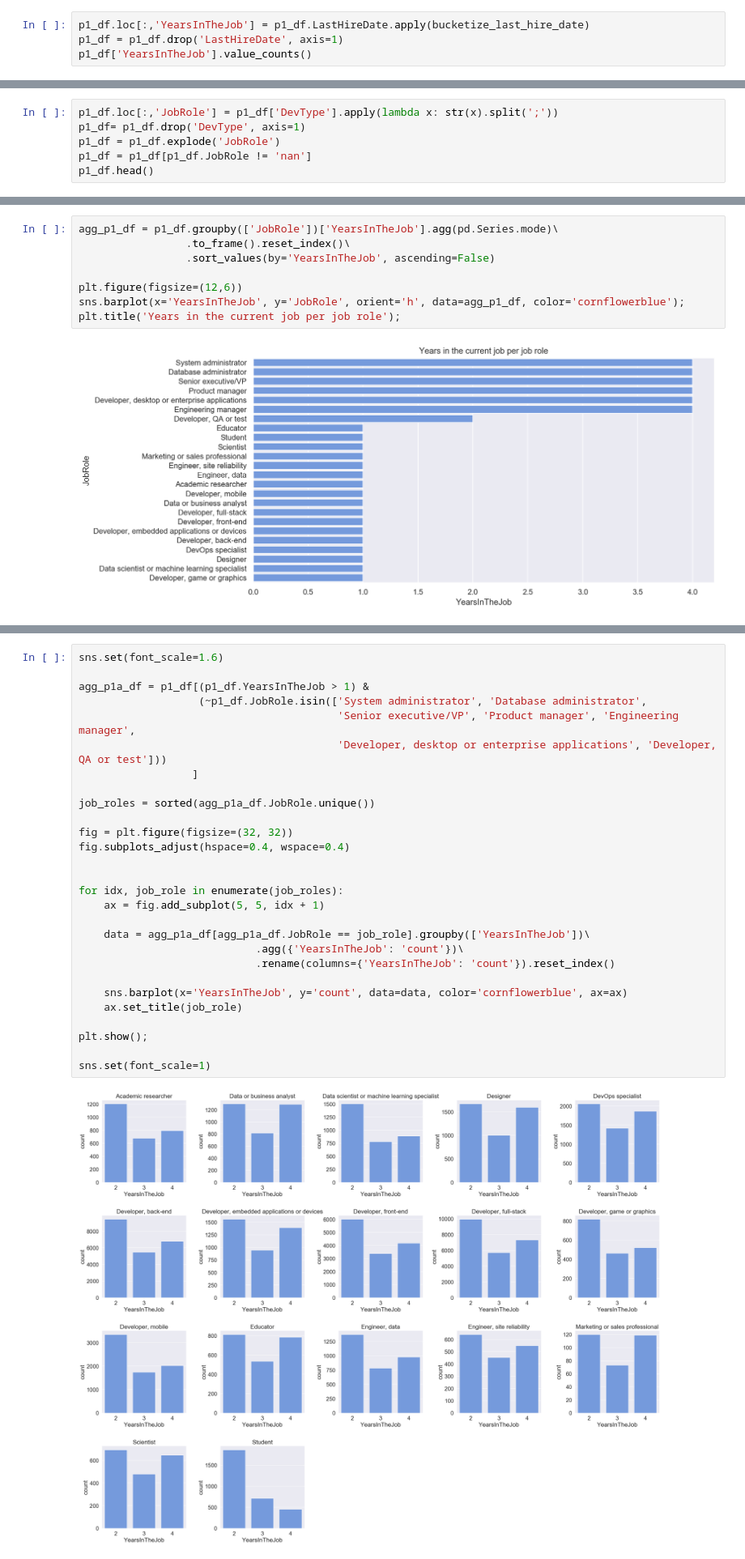
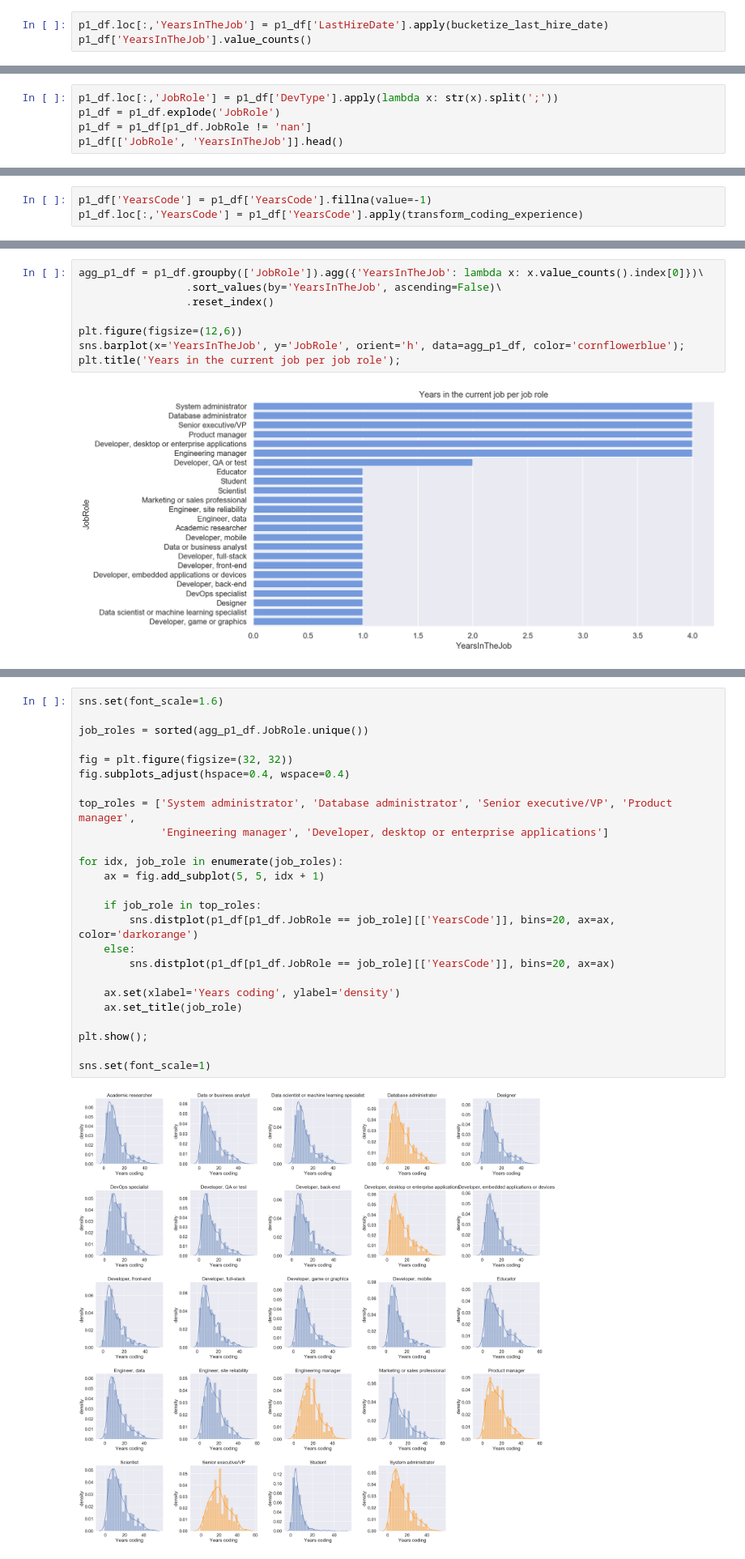
Before and after one commit to besson/stackoverflow-analytics, a Jupyter notebook: talent_retention_analysis.ipynb, the cells around one changed output, grey strips where cells are left out. Shown at 81% size. Saved outputs shown, nothing was run; the diff lists cells and outputs as text.

```diff
--- a/talent_retention_analysis.ipynb
+++ b/talent_retention_analysis.ipynb
@@ -109,8 +112,7 @@ First, we need to convert `LastHireDate` to discrete values:
 | 3-4 years ago | 3 |
 | More than 4 years ago | 4 |
 # %%
-p1_df.loc[:,'YearsInTheJob'] = p1_df.LastHireDate.apply(bucketize_last_hire_date)
-p1_df = p1_df.drop('LastHireDate', axis=1)
+p1_df.loc[:,'YearsInTheJob'] = p1_df['LastHireDate'].apply(bucketize_last_hire_date)
 p1_df['YearsInTheJob'].value_counts()
 # %% [output]
  1    22378
@@ -123,8 +125,7 @@ Name: YearsInTheJob, dtype: int64
 Then, we need to clean `DevType`. As a professional can have multiple job roles/titles and we are interested in analyzing `YearsInTheJob` per job role, we will attribute `YearsInTheJob` to each job role defined by the professional.
 # %%
 p1_df.loc[:,'JobRole'] = p1_df['DevType'].apply(lambda x: str(x).split(';'))
-p1_df= p1_df.drop('DevType', axis=1)
 p1_df = p1_df.explode('JobRole')
 p1_df = p1_df[p1_df.JobRole != 'nan']
-p1_df.head()
+p1_df[['JobRole', 'YearsInTheJob']].head()
 # %% [output]
@@ -137,11 +140,14 @@ p1_df.head()
+# %%
+p1_df['YearsCode'] = p1_df['YearsCode'].fillna(value=-1)
+p1_df.loc[:,'YearsCode'] = p1_df['YearsCode'].apply(transform_coding_experience)
 # %% [markdown]
 ### Answering the question
 # %% [markdown]
 For each job role, we want to know how the most frequent `YearsInTheJob`. As `YearsInTheJob` is not continuous, we will use the mode.
 # %%
-agg_p1_df = p1_df.groupby(['JobRole'])['YearsInTheJob'].agg(pd.Series.mode)\
-                 .to_frame().reset_index()\
-                 .sort_values(by='YearsInTheJob', ascending=False)
+agg_p1_df = p1_df.groupby(['JobRole']).agg({'YearsInTheJob': lambda x: x.value_counts().index[0]})\
+                 .sort_values(by='YearsInTheJob', ascending=False)\
+                 .reset_index()
 
 plt.figure(figsize=(12,6))
 sns.barplot(x='YearsInTheJob', y='JobRole', orient='h', data=agg_p1_df, color='cornflowerblue');
@@ -171,30 +178,27 @@ plt.title('Years in the current job per job role');
 # %%
 sns.set(font_scale=1.6)
 
-agg_p1a_df = p1_df[(p1_df.YearsInTheJob > 1) &
-                   (~p1_df.JobRole.isin(['System administrator', 'Database administrator',
-                                         'Senior executive/VP', 'Product manager', 'Engineering manager',
-                                         'Developer, desktop or enterprise applications', 'Developer, QA or test']))
-                  ]
-
-job_roles = sorted(agg_p1a_df.JobRole.unique())
+job_roles = sorted(agg_p1_df.JobRole.unique())
 
 fig = plt.figure(figsize=(32, 32))
 fig.subplots_adjust(hspace=0.4, wspace=0.4)
 
+top_roles = ['System administrator', 'Database administrator', 'Senior executive/VP', 'Product manager',
+             'Engineering manager', 'Developer, desktop or enterprise applications']
 
 for idx, job_role in enumerate(job_roles):
     ax = fig.add_subplot(5, 5, idx + 1)
 
-    data = agg_p1a_df[agg_p1a_df.JobRole == job_role].groupby(['YearsInTheJob'])\
-                            .agg({'YearsInTheJob': 'count'})\
-                            .rename(columns={'YearsInTheJob': 'count'}).reset_index()
+    if job_role in top_roles:
+        sns.distplot(p1_df[p1_df.JobRole == job_role][['YearsCode']], bins=20, ax=ax, color='darkorange')
+    else:
+        sns.distplot(p1_df[p1_df.JobRole == job_role][['YearsCode']], bins=20, ax=ax)
 
-    sns.barplot(x='YearsInTheJob', y='count', data=data, color='cornflowerblue', ax=ax)
+    ax.set(xlabel='Years coding', ylabel='density')
     ax.set_title(job_role)
 
 plt.show();
 
 sns.set(font_scale=1)
 # %% [output]
-[figure, old version]
+[figure, new version]
```
Also changed, not shown: parts of 20 cells of this notebook, 1 other file.
